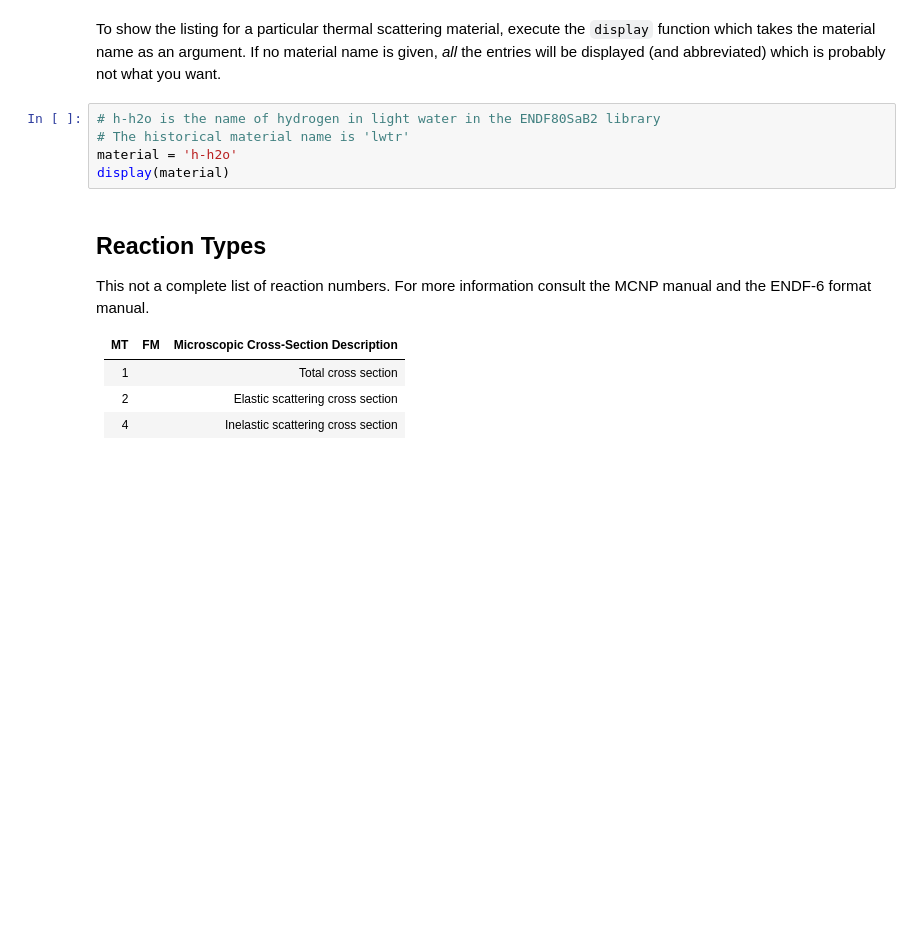
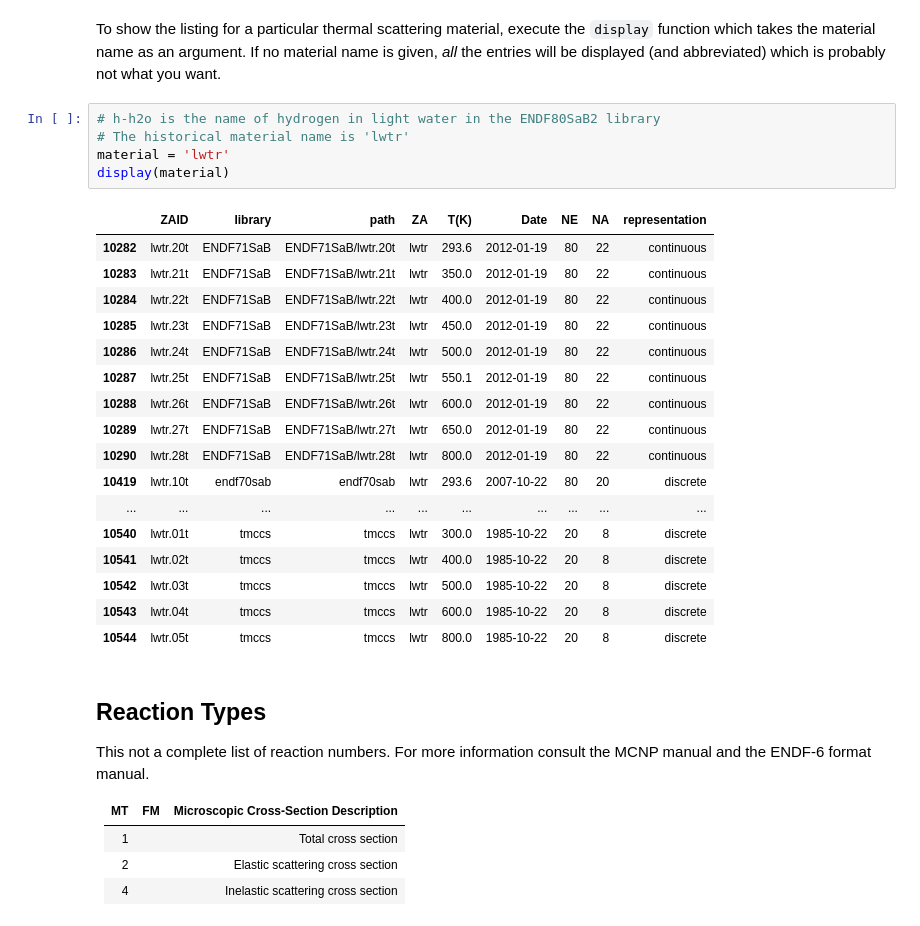
Before and after one commit to NuclearData/DataListing, a Jupyter notebook: ThermalScattering.ipynb, the cells around one changed output. Saved outputs shown, nothing was run; the diff lists cells and outputs as text; blank space fills up the shorter version.

```diff
--- a/ThermalScattering.ipynb
+++ b/ThermalScattering.ipynb
@@ -38,8 +56,26 @@ To show the listing for a particular thermal scattering material, execute the `d
 # %%
 # h-h2o is the name of hydrogen in light water in the ENDF80SaB2 library
 # The historical material name is 'lwtr'
-material = 'h-h2o'
+material = 'lwtr'
 display(material)
+# %% [output]
+|  | ZAID | library | path | ZA | T(K) | Date | NE | NA | representation |
+| 10282 | lwtr.20t | ENDF71SaB | ENDF71SaB/lwtr.20t | lwtr | 293.6 | 2012-01-19 | 80 | 22 | continuous |
+| 10283 | lwtr.21t | ENDF71SaB | ENDF71SaB/lwtr.21t | lwtr | 350.0 | 2012-01-19 | 80 | 22 | continuous |
+| 10284 | lwtr.22t | ENDF71SaB | ENDF71SaB/lwtr.22t | lwtr | 400.0 | 2012-01-19 | 80 | 22 | continuous |
+| 10285 | lwtr.23t | ENDF71SaB | ENDF71SaB/lwtr.23t | lwtr | 450.0 | 2012-01-19 | 80 | 22 | continuous |
+| 10286 | lwtr.24t | ENDF71SaB | ENDF71SaB/lwtr.24t | lwtr | 500.0 | 2012-01-19 | 80 | 22 | continuous |
+| 10287 | lwtr.25t | ENDF71SaB | ENDF71SaB/lwtr.25t | lwtr | 550.1 | 2012-01-19 | 80 | 22 | continuous |
+| 10288 | lwtr.26t | ENDF71SaB | ENDF71SaB/lwtr.26t | lwtr | 600.0 | 2012-01-19 | 80 | 22 | continuous |
+| 10289 | lwtr.27t | ENDF71SaB | ENDF71SaB/lwtr.27t | lwtr | 650.0 | 2012-01-19 | 80 | 22 | continuous |
+| 10290 | lwtr.28t | ENDF71SaB | ENDF71SaB/lwtr.28t | lwtr | 800.0 | 2012-01-19 | 80 | 22 | continuous |
+| 10419 | lwtr.10t | endf70sab | endf70sab | lwtr | 293.6 | 2007-10-22 | 80 | 20 | discrete |
+| ... | ... | ... | ... | ... | ... | ... | ... | ... | ... |
+| 10540 | lwtr.01t | tmccs | tmccs | lwtr | 300.0 | 1985-10-22 | 20 | 8 | discrete |
+| 10541 | lwtr.02t | tmccs | tmccs | lwtr | 400.0 | 1985-10-22 | 20 | 8 | discrete |
+| 10542 | lwtr.03t | tmccs | tmccs | lwtr | 500.0 | 1985-10-22 | 20 | 8 | discrete |
+| 10543 | lwtr.04t | tmccs | tmccs | lwtr | 600.0 | 1985-10-22 | 20 | 8 | discrete |
+| 10544 | lwtr.05t | tmccs | tmccs | lwtr | 800.0 | 1985-10-22 | 20 | 8 | discrete |
 # %% [markdown]
 ## Reaction Types
 This not a complete list of reaction numbers. For more information consult the MCNP manual and the ENDF-6 format manual.
```
Also changed, not shown: parts of 1 cell of this notebook, 5 other files.
